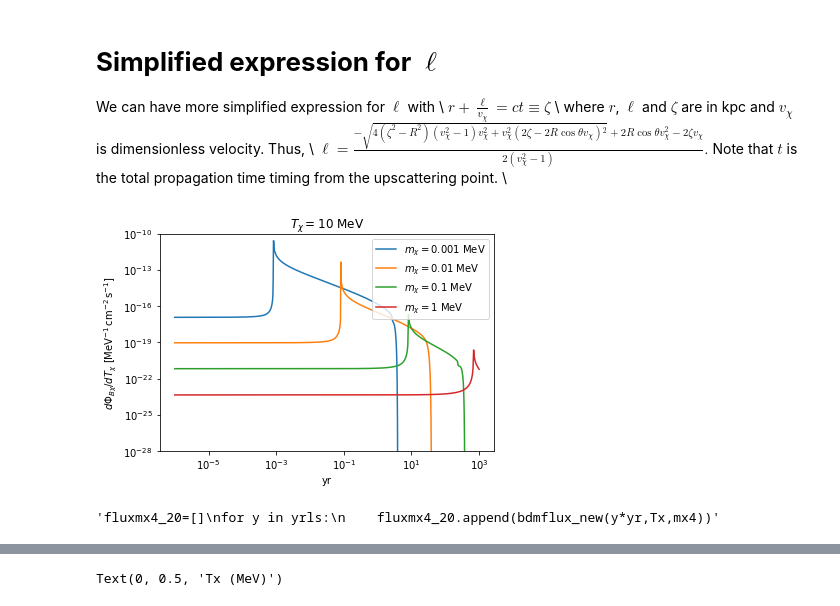
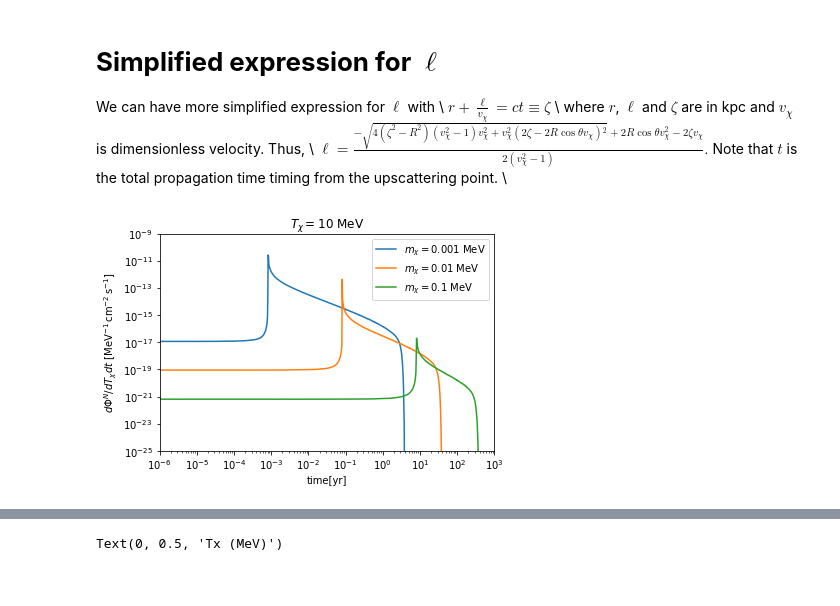
Before and after one commit to CrazyAncestor/DM_Neutrino_Flux, a Jupyter notebook: BDM_Flux_Vegas_Newest.ipynb, the cells around one changed output, grey strips where cells are left out. Cells and saved outputs as stored; diff of their text form; code cells hidden in the pictures.

```diff
--- a/BDM_Flux_Vegas_Newest.ipynb
+++ b/BDM_Flux_Vegas_Newest.ipynb
@@ -514,71 +483,41 @@ def bdmflux_new(t,Tx,mx,tau=10,sigxv=1e-45,Lv=Lv,R=50.0,r_cut=1e-6,type='LMC'):
     return result*beta*c
 # %%
+# Time-Dependent BDM flux plot
 # All in MeV
 mx1 = 0.001
 mx2 = 0.01
 mx3 = 0.1
-mx4 = 1
+
 Tx = 10
-
 # years
 yrls=np.logspace(-6,3,1000)
 
 fluxmx1_20=[]
 for y in yrls:
-    fluxmx1_20.append(bdmflux_new(y*yr,Tx,mx1))
+    fluxmx1_20.append(bdmflux_vegas(y*yr,Tx,mx1,eval_num=1000))
 
 fluxmx2_20=[]
 for y in yrls:
-    fluxmx2_20.append(bdmflux_new(y*yr,Tx,mx2))
+    fluxmx2_20.append(bdmflux_vegas(y*yr,Tx,mx2,eval_num=1000))
 
 fluxmx3_20=[]
 for y in yrls:
-    fluxmx3_20.append(bdmflux_new(y*yr,Tx,mx3))
-
-fluxmx4_20=[]
-for y in yrls:
-    fluxmx4_20.append(bdmflux_new(y*yr,Tx,mx4))
+    fluxmx3_20.append(bdmflux_vegas(y*yr,Tx,mx3,eval_num=1000))
 # %%
-plt.plot(yrls,fluxmx1_20,label='$m_\chi=$' +str(mx1)+' MeV')
+#plt.figure(dpi=400)
+plt.plot(yrls,fluxmx1_20,label='$m_\chi=$'+str(mx1)+' MeV')
 plt.plot(yrls,fluxmx2_20,label='$m_\chi=$' +str(mx2)+' MeV')
 plt.plot(yrls,fluxmx3_20,label='$m_\chi=$' +str(mx3)+' MeV')
-plt.plot(yrls,fluxmx4_20,label='$m_\chi=$' +str(mx4)+' MeV')
+
 plt.xscale('log')
 plt.yscale('log')
-plt.xlabel('yr')
-plt.ylabel(r'$d\Phi_{B\chi}/dT_\chi~[{\rm MeV^{-1}\,cm^{-2}\,s^{-1}}]$')
+plt.xlabel('time[yr]')
+plt.ylabel(r'$d\Phi^{N}/dT_\chi dt~[{\rm MeV^{-1}\,cm^{-2}\,s^{-1}}]$')
 plt.title(r'$T_\chi =$'+str(Tx)+' MeV')
 plt.legend(loc='best')
-plt.ylim(1e-28,1e-10)
-plt.savefig('time_dependent_flux_10MeV.pdf',facecolor='white',bbox_inches='tight')
+plt.xlim(1e-6,1e3)
+plt.ylim(1e-25,1e-9)
+#plt.savefig('time_dependent_flux_20MeV_2.pdf',facecolor='white',bbox_inches='tight')
 plt.show()
 # %% [output]
-[figure, old version]
+[figure, new version]
-# %%
-# All in MeV
-mx1 = 0.001
-mx2 = 0.01
-mx3 = 0.1
-mx4 = 1
-Tx = 10
-
-# years
-yrls=np.logspace(-6,3,1000)
-
-fluxmx1_20=[]
-for y in yrls:
-    fluxmx1_20.append(bdmflux_new(y*yr,Tx,mx1))
-
-fluxmx2_20=[]
-for y in yrls:
-    fluxmx2_20.append(bdmflux_new(y*yr,Tx,mx2))
-
-fluxmx3_20=[]
-for y in yrls:
-    fluxmx3_20.append(bdmflux_new(y*yr,Tx,mx3))
-
-"""fluxmx4_20=[]
-for y in yrls:
-    fluxmx4_20.append(bdmflux_new(y*yr,Tx,mx4))"""
-# %% [output]
-'fluxmx4_20=[]\nfor y in yrls:\n    fluxmx4_20.append(bdmflux_new(y*yr,Tx,mx4))'
```
Also changed, not shown: parts of 29 cells of this notebook.
